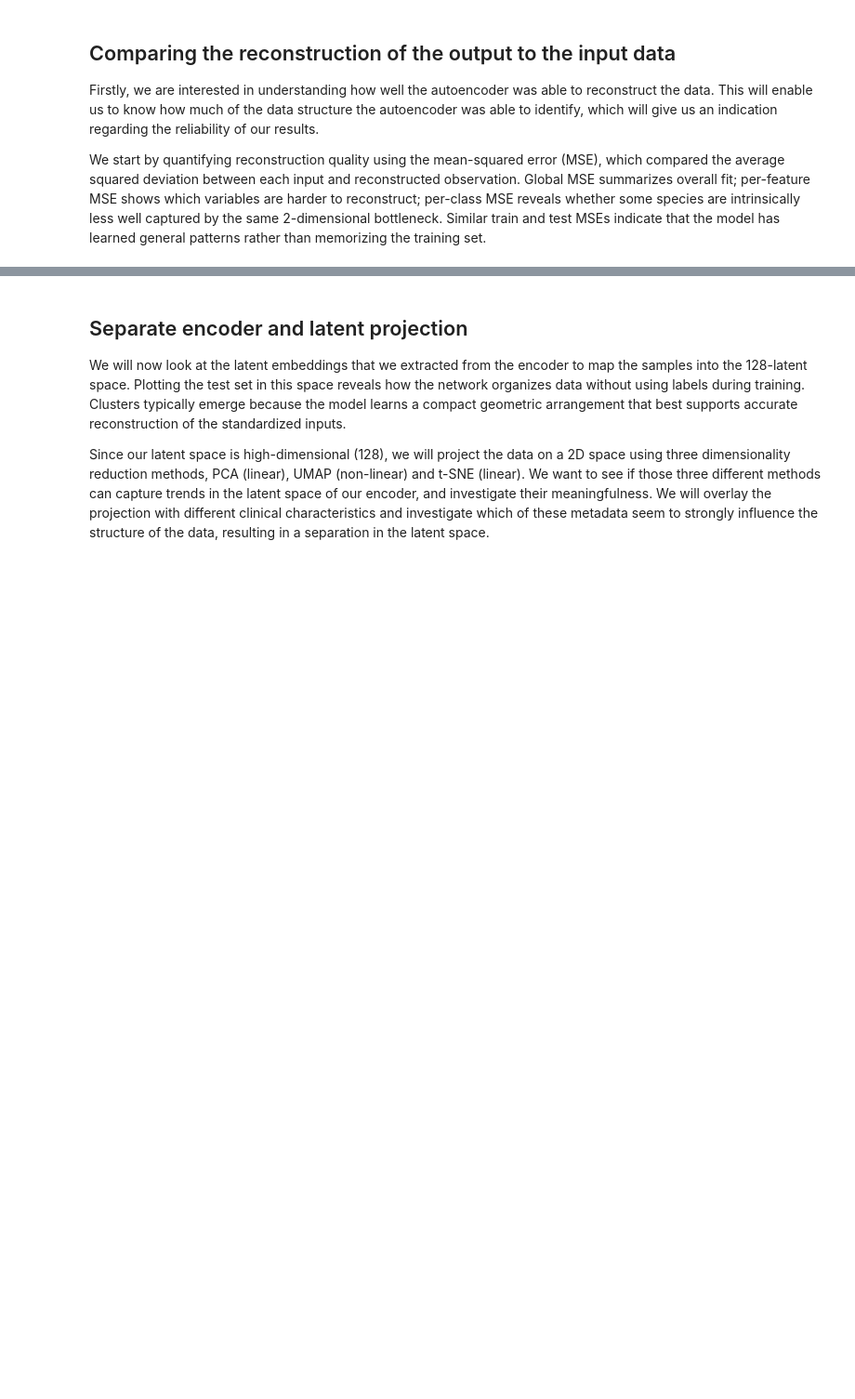
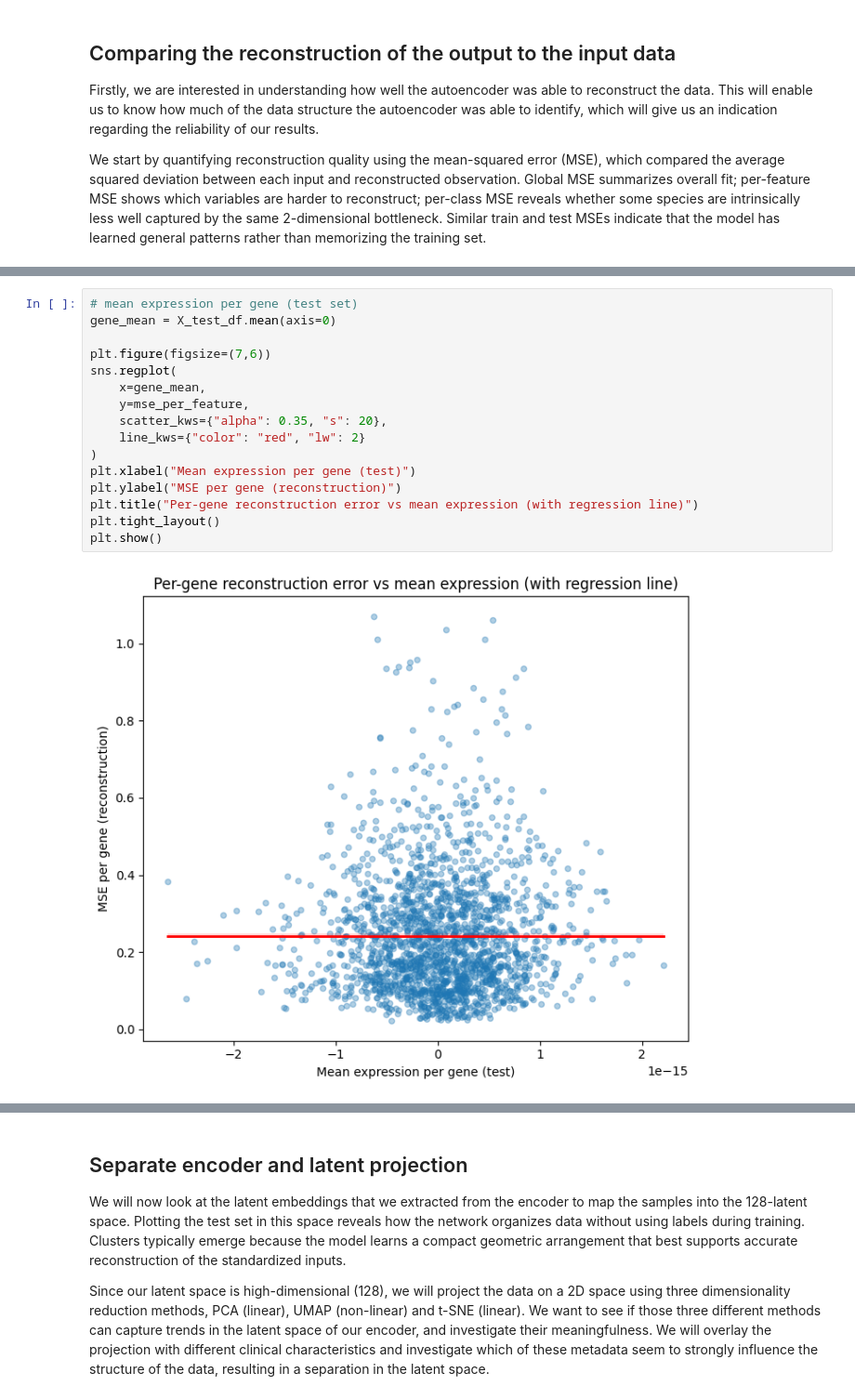
Before and after one commit to themishalka/Project-Deep-Learning, a Jupyter notebook: scripts/analysis_ae.ipynb, the cells around one changed output, grey strips where cells are left out. Shown at 93% size. Cells and saved outputs as stored; diff of their text form; blank space fills up the shorter version.

```diff
--- a/scripts/analysis_ae.ipynb
+++ b/scripts/analysis_ae.ipynb
@@ -220,3 +235,21 @@ Per-grade (G2 vs G3 vs G4) MSE (test): {'G2': 0.16073196126208736, 'G3': 0.25168
+# %%
+# mean expression per gene (test set)
+gene_mean = X_test_df.mean(axis=0)
+
+plt.figure(figsize=(7,6))
+sns.regplot(
+    x=gene_mean,
+    y=mse_per_feature,
+    scatter_kws={"alpha": 0.35, "s": 20},
+    line_kws={"color": "red", "lw": 2}
+)
+plt.xlabel("Mean expression per gene (test)")
+plt.ylabel("MSE per gene (reconstruction)")
+plt.title("Per-gene reconstruction error vs mean expression (with regression line)")
+plt.tight_layout()
+plt.show()
+# %% [output]
+[figure, added]
 # %%
 # plotting the mse distribution per sample and per gene
 
```
Also changed, not shown: parts of 21 cells of this notebook, 38 other files.
